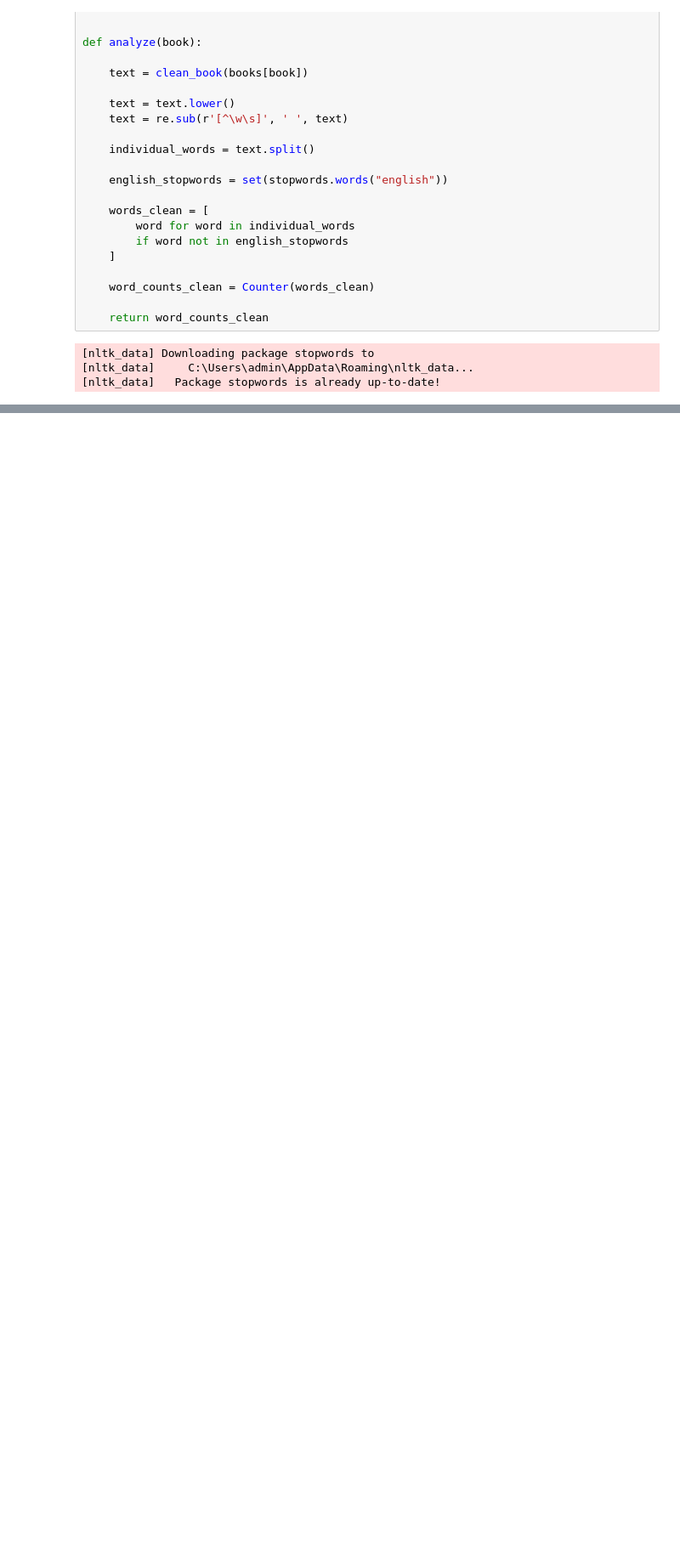
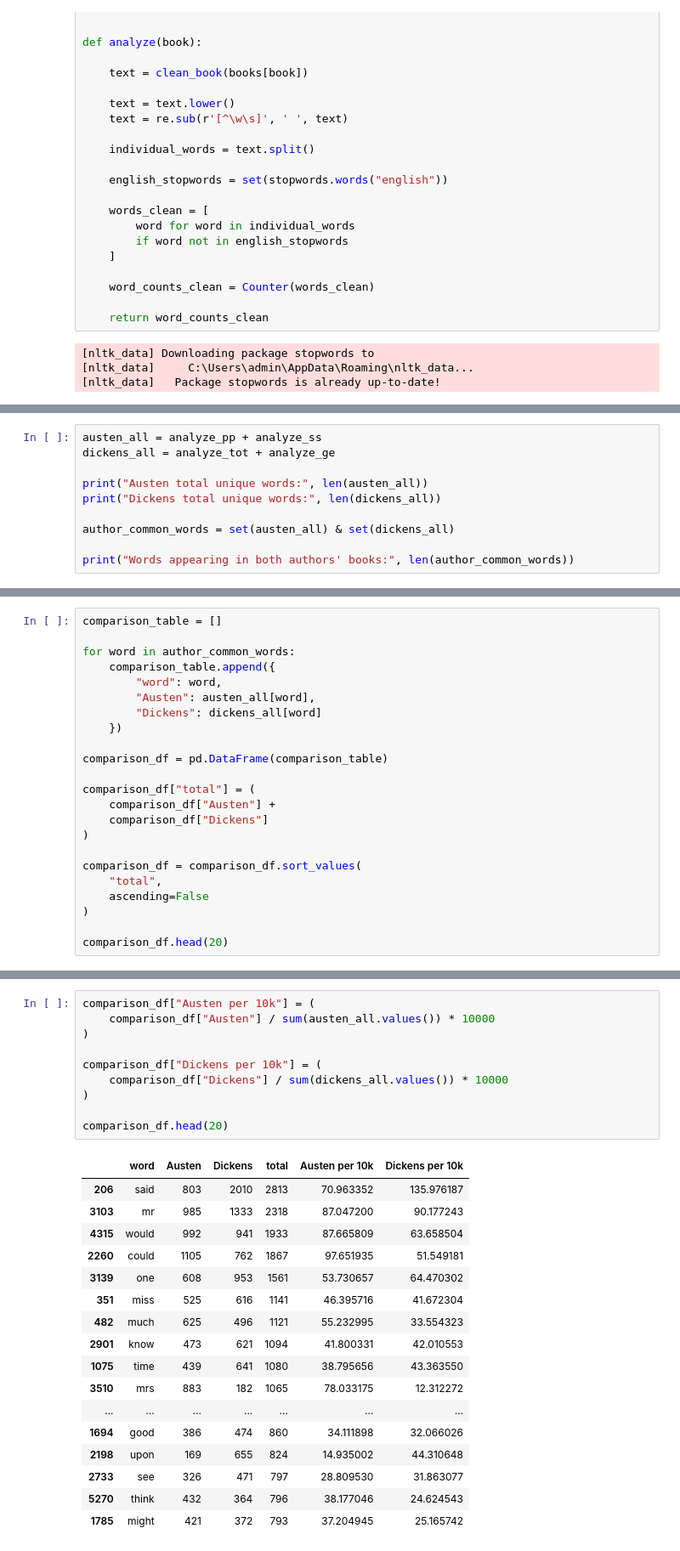
Before and after one commit to utk-cs445-fall26/MiniProject1, a Jupyter notebook: MiniProject1.ipynb, the cells around one changed output, grey strips where cells are left out. Shown at 85% size. Drawn from its saved outputs; the diff is of its cells as text; blank space fills up the shorter version.

```diff
--- a/MiniProject1.ipynb
+++ b/MiniProject1.ipynb
@@ -328,0 +494,10 @@ print(analyze_ge)
+# %%
+austen_all = analyze_pp + analyze_ss
+dickens_all = analyze_tot + analyze_ge
+
+print("Austen total unique words:", len(austen_all))
+print("Dickens total unique words:", len(dickens_all))
+
+author_common_words = set(austen_all) & set(dickens_all)
+
+print("Words appearing in both authors' books:", len(author_common_words))
@@ -328,0 +508,23 @@ print(analyze_ge)
+# %%
+comparison_table = []
+
+for word in author_common_words:
+    comparison_table.append({
+        "word": word,
+        "Austen": austen_all[word],
+        "Dickens": dickens_all[word]
+    })
+
+comparison_df = pd.DataFrame(comparison_table)
+
+comparison_df["total"] = (
+    comparison_df["Austen"] +
+    comparison_df["Dickens"]
+)
+
+comparison_df = comparison_df.sort_values(
+    "total",
+    ascending=False
+)
+
+comparison_df.head(20)
@@ -328,0 +555,28 @@ print(analyze_ge)
+# %%
+comparison_df["Austen per 10k"] = (
+    comparison_df["Austen"] / sum(austen_all.values()) * 10000
+)
+
+comparison_df["Dickens per 10k"] = (
+    comparison_df["Dickens"] / sum(dickens_all.values()) * 10000
+)
+
+comparison_df.head(20)
+# %% [output]
+|  | word | Austen | Dickens | total | Austen per 10k | Dickens per 10k |
+| 206 | said | 803 | 2010 | 2813 | 70.963352 | 135.976187 |
+| 3103 | mr | 985 | 1333 | 2318 | 87.047200 | 90.177243 |
+| 4315 | would | 992 | 941 | 1933 | 87.665809 | 63.658504 |
+| 2260 | could | 1105 | 762 | 1867 | 97.651935 | 51.549181 |
+| 3139 | one | 608 | 953 | 1561 | 53.730657 | 64.470302 |
+| 351 | miss | 525 | 616 | 1141 | 46.395716 | 41.672304 |
+| 482 | much | 625 | 496 | 1121 | 55.232995 | 33.554323 |
+| 2901 | know | 473 | 621 | 1094 | 41.800331 | 42.010553 |
+| 1075 | time | 439 | 641 | 1080 | 38.795656 | 43.363550 |
+| 3510 | mrs | 883 | 182 | 1065 | 78.033175 | 12.312272 |
+| ... | ... | ... | ... | ... | ... | ... |
+| 1694 | good | 386 | 474 | 860 | 34.111898 | 32.066026 |
+| 2198 | upon | 169 | 655 | 824 | 14.935002 | 44.310648 |
+| 2733 | see | 326 | 471 | 797 | 28.809530 | 31.863077 |
+| 5270 | think | 432 | 364 | 796 | 38.177046 | 24.624543 |
+| 1785 | might | 421 | 372 | 793 | 37.204945 | 25.165742 |
```
Also changed, not shown: parts of 13 cells of this notebook.
